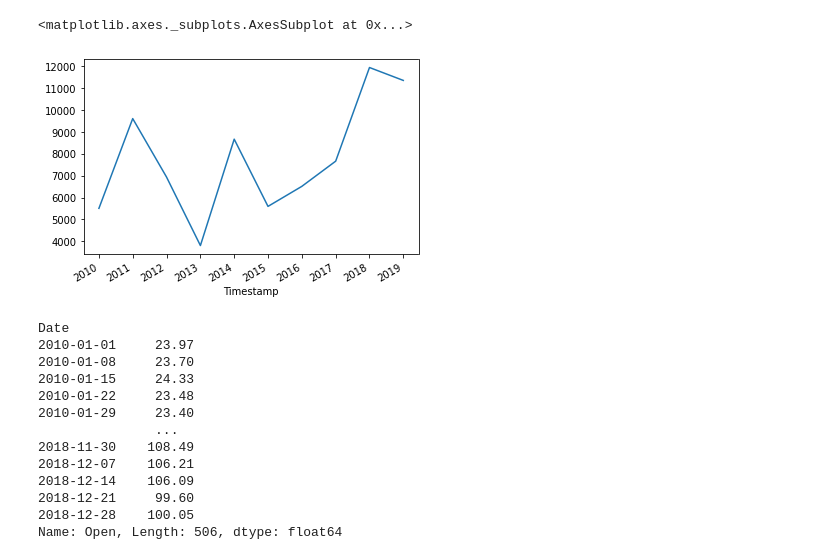
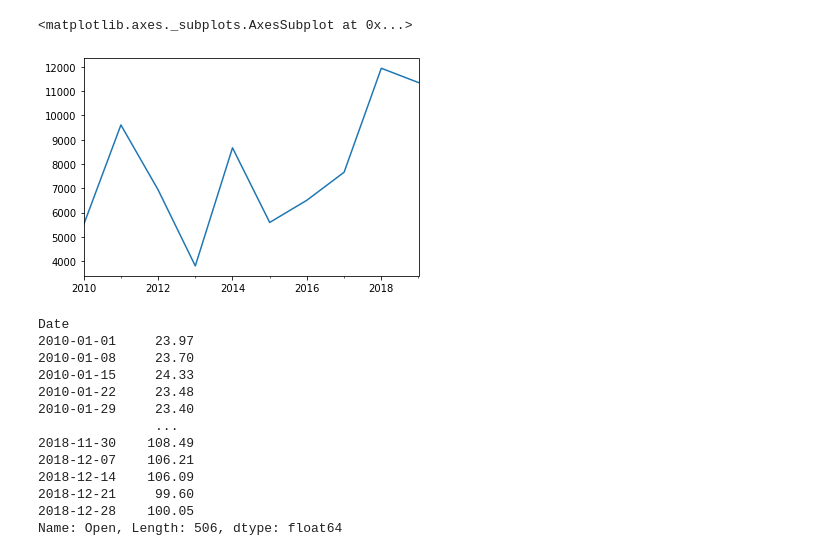
Before and after one commit to michaelsru/Finance-App, a Jupyter notebook: plot_data.ipynb, the cells around one changed output. Cells and saved outputs as stored; diff of their text form; code cells hidden in the pictures.

```diff
--- a/plot_data.ipynb
+++ b/plot_data.ipynb
@@ -7,8 +7,8 @@ import pandas as pd
 
 msft_fl = FinancialsLoader(["MSFT"])
 
-msft_cashflow = msft_fl.load_balance_sheet()[0]
+balance_sheet = msft_fl.load_balance_sheet()[0]
 
-msft_cashflow.T
+balance_sheet
 # %% [output]
 MSFT
@@ -48,8 +28,8 @@ msft_cashflow
 # %%
-msft_cashflow['Cash and cash equivalents'].plot()
+balance_sheet['Cash and cash equivalents'].plot()
 # %% [output]
 <matplotlib.axes._subplots.AxesSubplot at 0x...>
-[figure, old version]
+[figure, new version]
 # %%
 import yfinance as yf
 from pandas import DataFrame as df
```
Also changed, not shown: parts of 4 cells of this notebook, 2 other files.
